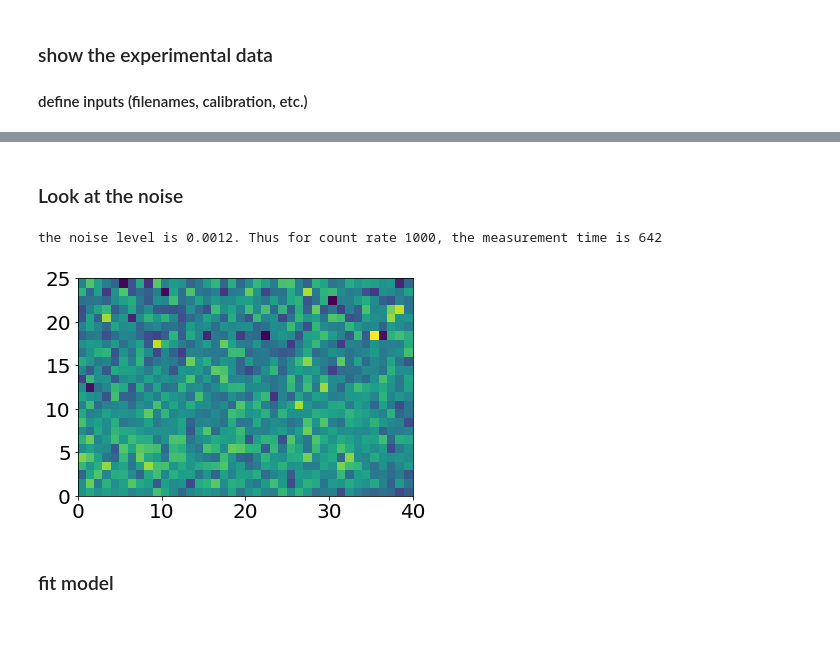
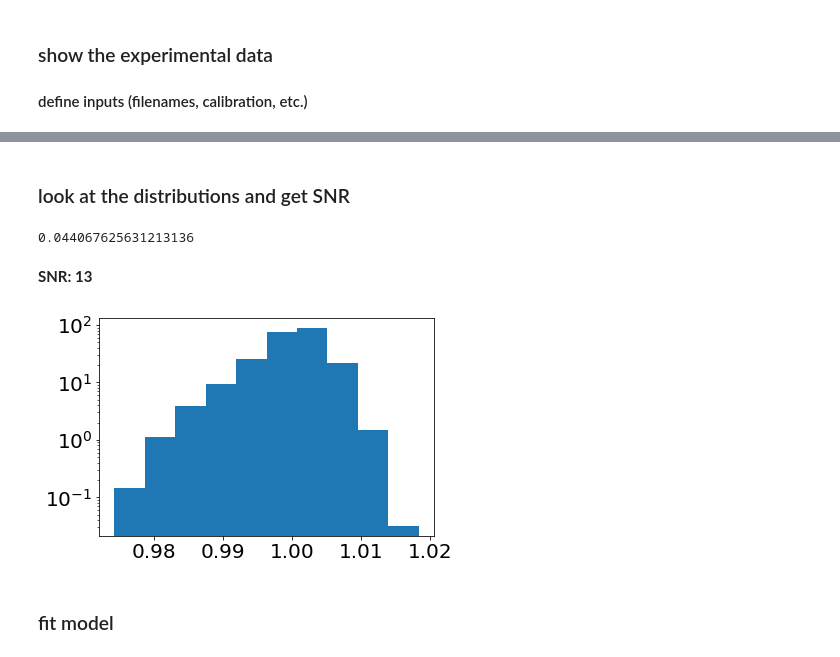
Before and after one commit to JanGieseler/pynvcenter, a Jupyter notebook: notebooks/experimental data - reconstruct magnet position from esr spectra.ipynb, the cells around one changed output, grey strips where cells are left out. Saved outputs shown, nothing was run; the diff lists cells and outputs as text; code cells hidden in the pictures; blank space fills up the shorter version.

```diff
--- a/notebooks/experimental data - reconstruct magnet position from esr spectra.ipynb
+++ b/notebooks/experimental data - reconstruct magnet position from esr spectra.ipynb
@@ -124,13 +206,14 @@ where $c$ is the count rate and $\tau$ the measurement time.
 # %% [markdown]
-### Look at the noise
+### look at the distributions and get SNR
-# %%
-noise = np.std(esr_map[:25, 0:40])
-
-plt.pcolor(esr_map[:25, 0:40])
-print('the noise level is {:0.4f}. Thus for count rate 1000, the measurement time is {:0.0f}'.format(noise, 1/(1000*noise**2)))
-# %% [output]
-the noise level is 0.0012. Thus for count rate 1000, the measurement time is 642
-[figure, removed]
+# %%
+signal = esr_map.max() - esr_map.min()
+print(signal)
+display(Markdown('**SNR: {:0.0f}**'.format(signal / noise.std())))
+plt.hist(esr_map.flatten(), density=True, log=True);
+# %% [output]
+0.044067625631213136
+**SNR: 13**
+[figure, added]
 # %% [markdown]
 ### fit model
 # %% [markdown]
```
Also changed, not shown: parts of 36 cells of this notebook, 2 other files.
